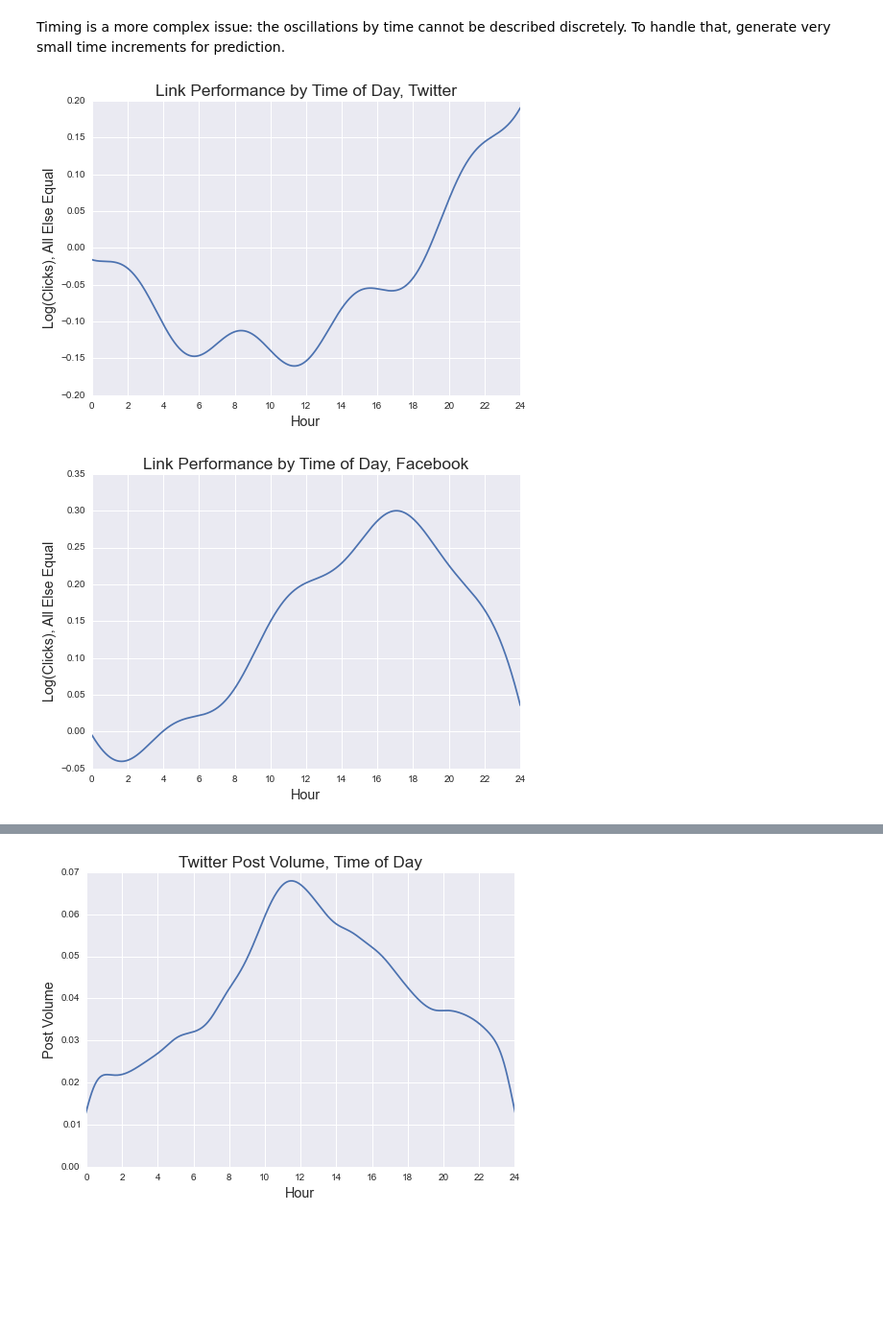
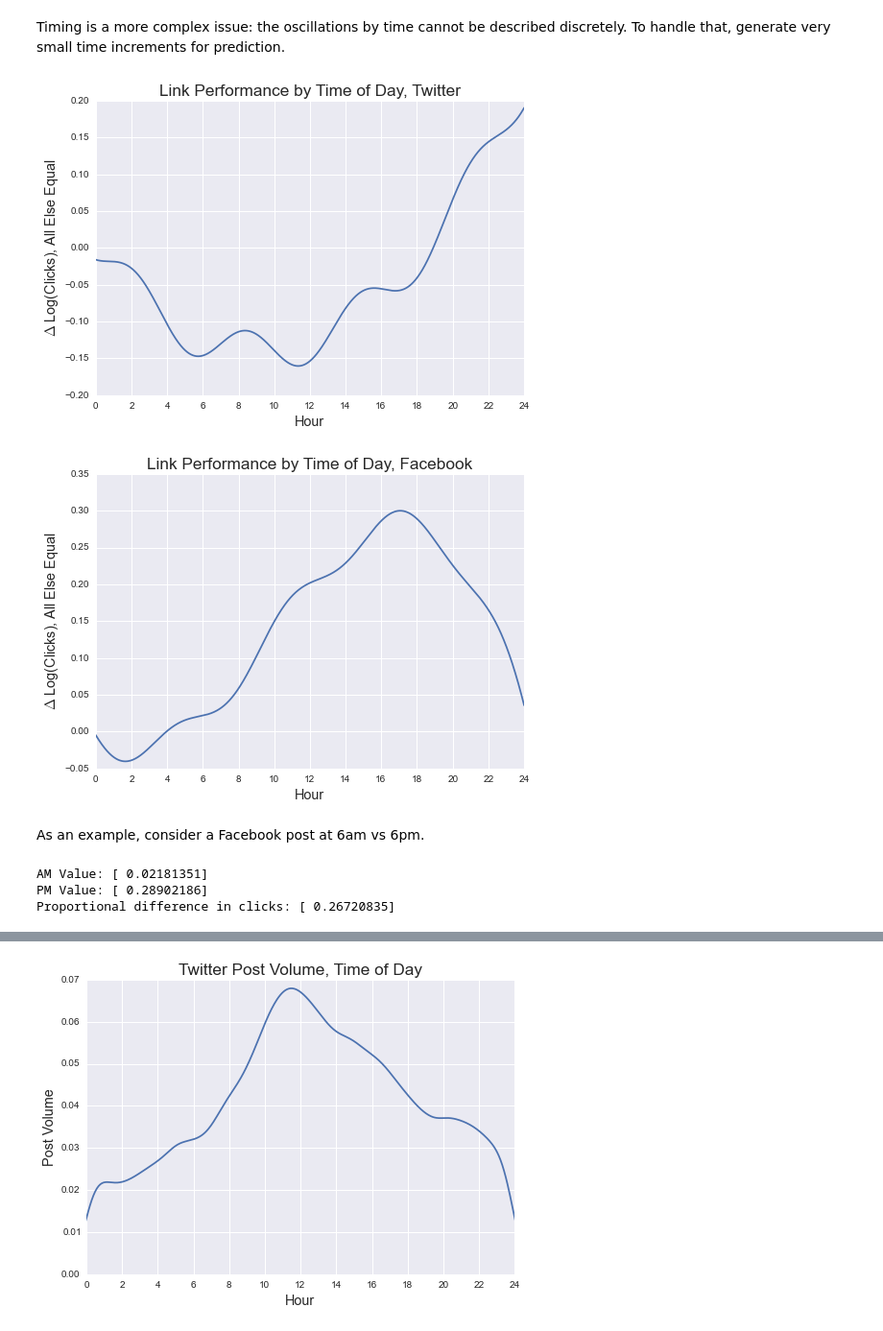
Before and after one commit to micahlanier/social-news, a Jupyter notebook: src/exploration/timeExploration.ipynb, the cells around one changed output, grey strips where cells are left out. Shown at 96% size. Drawn from its saved outputs; the diff is of its cells as text; code cells hidden in the pictures; blank space fills up the shorter version.

```diff
--- a/src/exploration/timeExploration.ipynb
+++ b/src/exploration/timeExploration.ipynb
@@ -242,33 +295,47 @@ Timing is a more complex issue: the oscillations by time cannot be described dis
 # %%
 # Generate time increments.
 timeIncrements = np.arange(0.0,24.0,0.001)
 
 # Store coefficients.
 twTimeCoefficients = lm_clicks_tw.coef_[0:5]
 fbTimeCoefficients = lm_clicks_fb.coef_[0:5]
 
 # Calculate log outcomes.
 twTimeLogOutcomes = timeIncrements*twTimeCoefficients[0] + np.sin(timeIncrements)*twTimeCoefficients[1] + np.cos(timeIncrements)*twTimeCoefficients[2] + np.power(timeIncrements,2)*twTimeCoefficients[3] + np.power(timeIncrements,3)*twTimeCoefficients[4]
 fbTimeLogOutcomes = timeIncrements*fbTimeCoefficients[0] + np.sin(timeIncrements)*fbTimeCoefficients[1] + np.cos(timeIncrements)*fbTimeCoefficients[2] + np.power(timeIncrements,2)*fbTimeCoefficients[3] + np.power(timeIncrements,3)*fbTimeCoefficients[4]
 
 # Plot for Twitter.
 plt.plot(timeIncrements,twTimeLogOutcomes)
 plt.title('Link Performance by Time of Day, Twitter',size='xx-large')
 plt.xlabel('Hour',size='x-large')
-plt.ylabel('Log(Clicks), All Else Equal',size='x-large')
+plt.ylabel('$\Delta$ Log(Clicks), All Else Equal',size='x-large')
 plt.xlim((0,timeIncrements.max()))
 plt.xticks(range(0,25,2))
 plt.show()
 
 # Plot for Facebook.
 plt.plot(timeIncrements,fbTimeLogOutcomes)
 plt.title('Link Performance by Time of Day, Facebook',size='xx-large')
 plt.xlabel('Hour',size='x-large')
-plt.ylabel('Log(Clicks), All Else Equal',size='x-large')
+plt.ylabel('$\Delta$ Log(Clicks), All Else Equal',size='x-large')
 plt.xlim((0,timeIncrements.max()))
 plt.xticks(range(0,25,2))
 plt.show()
 # %% [output]
-[figure, old version]
+[figure, new version]
-[figure, old version]
+[figure, new version]
+# %% [markdown]
+As an example, consider a Facebook post at 6am vs 6pm.
+# %%
+# Get log values.
+amOutcome = fbTimeLogOutcomes[timeIncrements == 6.000]
+pmOutcome = fbTimeLogOutcomes[timeIncrements == 18.000]
+# Calculate and print.
+print 'AM Value:',amOutcome
+print 'PM Value:',pmOutcome
+print 'Proportional difference in clicks:',pmOutcome-amOutcome
+# %% [output]
+AM Value: [ 0.02181351]
+PM Value: [ 0.28902186]
+Proportional difference in clicks: [ 0.26720835]
 # %% [markdown]
```
Also changed, not shown: parts of 18 cells of this notebook, 1 other file.
